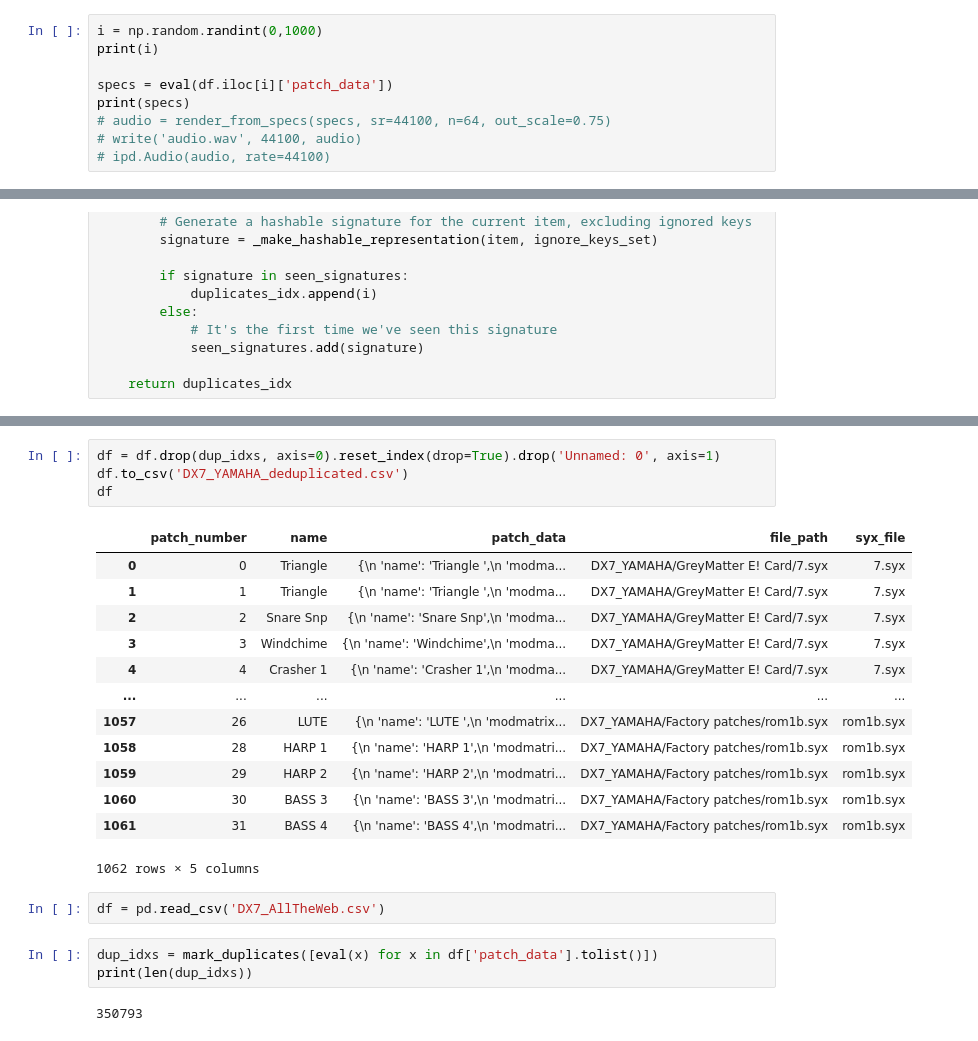
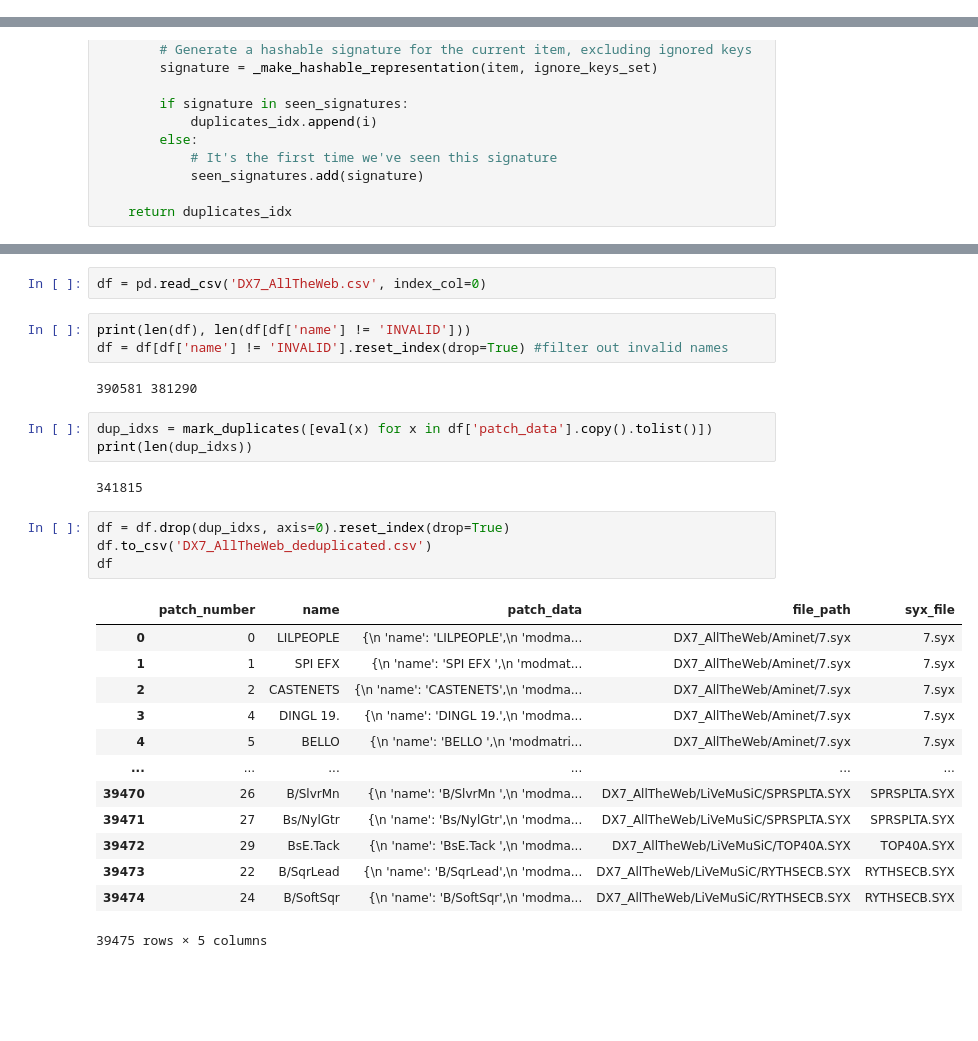
Before and after one commit to hoyso48/GCT634_final, a Jupyter notebook: dataset.ipynb, the cells around one changed output, grey strips where cells are left out. Saved outputs shown, nothing was run; the diff lists cells and outputs as text; blank space fills up the shorter version.

```diff
--- a/dataset.ipynb
+++ b/dataset.ipynb
@@ -182,9 +213,0 @@ df = pd.read_csv('DX7_AllTheWeb.csv')
-# %%
-i = np.random.randint(0,1000)
-print(i)
-
-specs = eval(df.iloc[i]['patch_data'])
-print(specs)
-# audio = render_from_specs(specs, sr=44100, n=64, out_scale=0.75)
-# write('audio.wav', 44100, audio)
-# ipd.Audio(audio, rate=44100)
@@ -300,25 +330,30 @@ print(len(dup_idxs))
+# %%
+df = pd.read_csv('DX7_AllTheWeb.csv', index_col=0)
+# %%
+print(len(df), len(df[df['name'] != 'INVALID']))
+df = df[df['name'] != 'INVALID'].reset_index(drop=True) #filter out invalid names
+# %% [output]
+390581 381290
+# %%
+dup_idxs = mark_duplicates([eval(x) for x in df['patch_data'].copy().tolist()])
+print(len(dup_idxs))
+# %% [output]
+341815
 # %%
-df = df.drop(dup_idxs, axis=0).reset_index(drop=True).drop('Unnamed: 0', axis=1)
-df.to_csv('DX7_YAMAHA_deduplicated.csv')
+df = df.drop(dup_idxs, axis=0).reset_index(drop=True)
+df.to_csv('DX7_AllTheWeb_deduplicated.csv')
 df
 # %% [output]
 |  | patch_number | name | patch_data | file_path | syx_file |
-| 0 | 0 | Triangle | {\n 'name': 'Triangle ',\n 'modma... | DX7_YAMAHA/GreyMatter E! Card/7.syx | 7.syx |
-| 1 | 1 | Triangle | {\n 'name': 'Triangle ',\n 'modma... | DX7_YAMAHA/GreyMatter E! Card/7.syx | 7.syx |
-| 2 | 2 | Snare Snp | {\n 'name': 'Snare Snp',\n 'modma... | DX7_YAMAHA/GreyMatter E! Card/7.syx | 7.syx |
-| 3 | 3 | Windchime | {\n 'name': 'Windchime',\n 'modma... | DX7_YAMAHA/GreyMatter E! Card/7.syx | 7.syx |
-| 4 | 4 | Crasher 1 | {\n 'name': 'Crasher 1',\n 'modma... | DX7_YAMAHA/GreyMatter E! Card/7.syx | 7.syx |
+| 0 | 0 | LILPEOPLE | {\n 'name': 'LILPEOPLE',\n 'modma... | DX7_AllTheWeb/Aminet/7.syx | 7.syx |
+| 1 | 1 | SPI EFX | {\n 'name': 'SPI EFX ',\n 'modmat... | DX7_AllTheWeb/Aminet/7.syx | 7.syx |
+| 2 | 2 | CASTENETS | {\n 'name': 'CASTENETS',\n 'modma... | DX7_AllTheWeb/Aminet/7.syx | 7.syx |
+| 3 | 4 | DINGL 19. | {\n 'name': 'DINGL 19.',\n 'modma... | DX7_AllTheWeb/Aminet/7.syx | 7.syx |
+| 4 | 5 | BELLO | {\n 'name': 'BELLO ',\n 'modmatri... | DX7_AllTheWeb/Aminet/7.syx | 7.syx |
 | ... | ... | ... | ... | ... | ... |
-| 1057 | 26 | LUTE | {\n 'name': 'LUTE ',\n 'modmatrix... | DX7_YAMAHA/Factory patches/rom1b.syx | rom1b.syx |
-| 1058 | 28 | HARP 1 | {\n 'name': 'HARP 1',\n 'modmatri... | DX7_YAMAHA/Factory patches/rom1b.syx | rom1b.syx |
-| 1059 | 29 | HARP 2 | {\n 'name': 'HARP 2',\n 'modmatri... | DX7_YAMAHA/Factory patches/rom1b.syx | rom1b.syx |
-| 1060 | 30 | BASS 3 | {\n 'name': 'BASS 3',\n 'modmatri... | DX7_YAMAHA/Factory patches/rom1b.syx | rom1b.syx |
-| 1061 | 31 | BASS 4 | {\n 'name': 'BASS 4',\n 'modmatri... | DX7_YAMAHA/Factory patches/rom1b.syx | rom1b.syx |
+| 39470 | 26 | B/SlvrMn | {\n 'name': 'B/SlvrMn ',\n 'modma... | DX7_AllTheWeb/LiVeMuSiC/SPRSPLTA.SYX | SPRSPLTA.SYX |
+| 39471 | 27 | Bs/NylGtr | {\n 'name': 'Bs/NylGtr',\n 'modma... | DX7_AllTheWeb/LiVeMuSiC/SPRSPLTA.SYX | SPRSPLTA.SYX |
+| 39472 | 29 | BsE.Tack | {\n 'name': 'BsE.Tack ',\n 'modma... | DX7_AllTheWeb/LiVeMuSiC/TOP40A.SYX | TOP40A.SYX |
+| 39473 | 22 | B/SqrLead | {\n 'name': 'B/SqrLead',\n 'modma... | DX7_AllTheWeb/LiVeMuSiC/RYTHSECB.SYX | RYTHSECB.SYX |
+| 39474 | 24 | B/SoftSqr | {\n 'name': 'B/SoftSqr',\n 'modma... | DX7_AllTheWeb/LiVeMuSiC/RYTHSECB.SYX | RYTHSECB.SYX |
-1062 rows × 5 columns
+39475 rows × 5 columns
-# %%
-df = pd.read_csv('DX7_AllTheWeb.csv')
-# %%
-dup_idxs = mark_duplicates([eval(x) for x in df['patch_data'].tolist()])
-print(len(dup_idxs))
-# %% [output]
-350793
```
Also changed, not shown: parts of 22 cells of this notebook, 12 other files.
